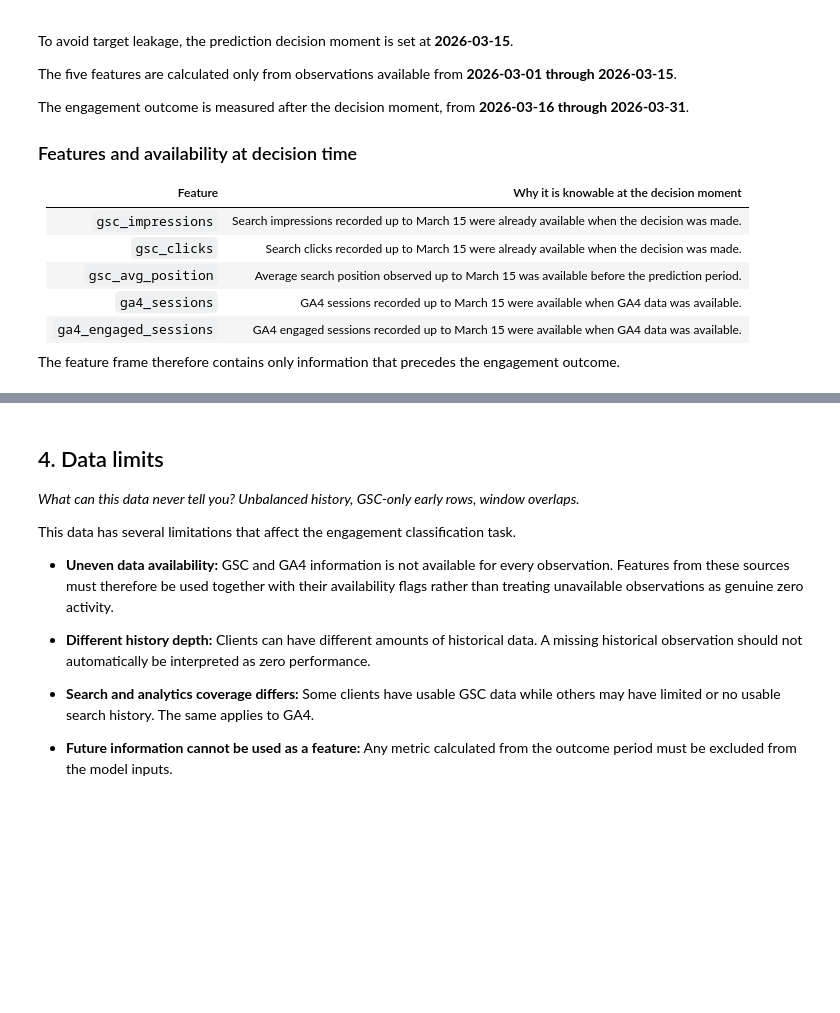
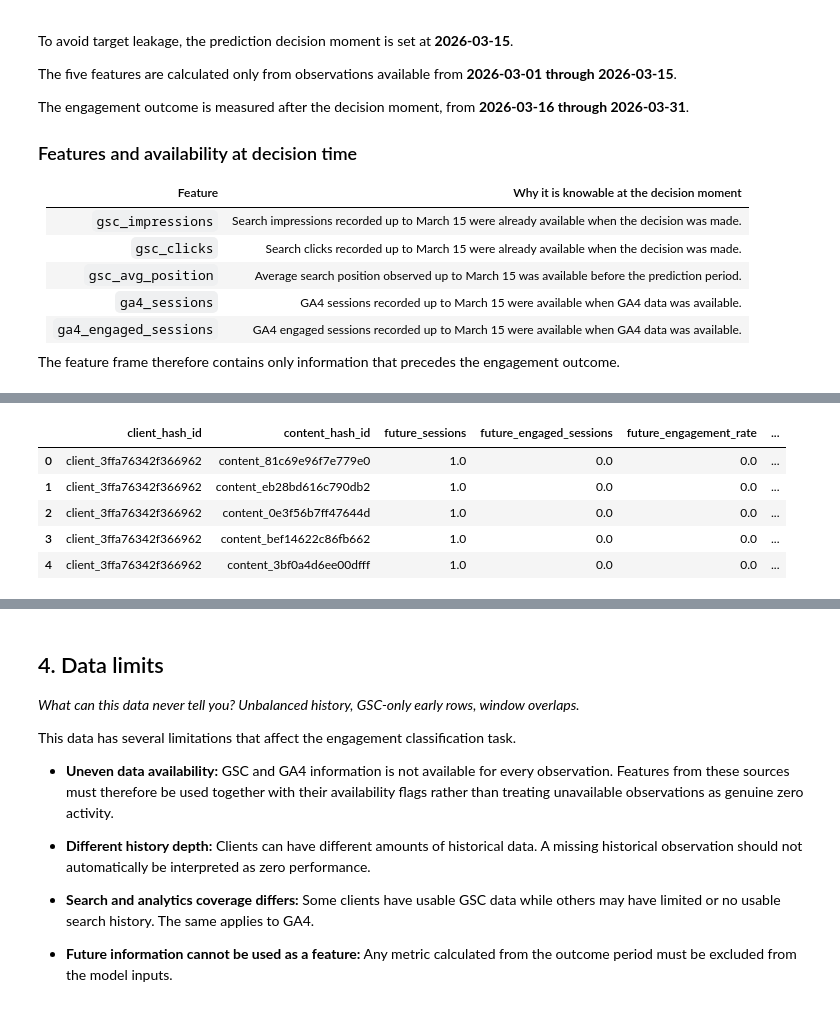
Before and after one commit to tasmeer-Siddiqui125/flyrank-ml-internship, a Jupyter notebook: work/notebooks/w03_data_contract.ipynb, the cells around one changed output, grey strips where cells are left out. Drawn from its saved outputs; the diff is of its cells as text; code cells hidden in the pictures; blank space fills up the shorter version.

```diff
--- a/work/notebooks/w03_data_contract.ipynb
+++ b/work/notebooks/w03_data_contract.ipynb
@@ -316,0 +334,88 @@ Feature frame shape: (1000, 7)
+# %%
+future_label = con.execute("""
+    WITH future_content AS (
+        SELECT
+            client_hash_id,
+            content_hash_id,
+
+            SUM(
+                CASE
+                    WHEN ga4_data_available IS TRUE
+                    THEN ga4_sessions
+                    ELSE 0
+                END
+            ) AS future_sessions,
+
+            SUM(
+                CASE
+                    WHEN ga4_data_available IS TRUE
+                    THEN ga4_engaged_sessions
+                    ELSE 0
+                END
+            ) AS future_engaged_sessions
+
+        FROM read_parquet(
+            'hf://datasets/FlyRank/internship-warehouse/fact_content_daily_performance/month=2026-03/*.parquet'
+        )
+
+        WHERE report_date BETWEEN '2026-03-16' AND '2026-03-31'
+
+        GROUP BY
+            client_hash_id,
+            content_hash_id
+    ),
+
+    engagement_rates AS (
+        SELECT
+            client_hash_id,
+            content_hash_id,
+            future_sessions,
+            future_engaged_sessions,
+            future_engaged_sessions * 1.0 / future_sessions
+                AS future_engagement_rate
+        FROM future_content
+        WHERE future_sessions > 0
+    ),
+
+    positive_median AS (
+        SELECT
+            MEDIAN(future_engagement_rate) AS median_positive_rate
+        FROM engagement_rates
+        WHERE future_engagement_rate > 0
+    )
+
+    SELECT
+        e.client_hash_id,
+        e.content_hash_id,
+        e.future_sessions,
+        e.future_engaged_sessions,
+        e.future_engagement_rate,
+
+        CASE
+            WHEN e.future_engagement_rate > 0
+                 AND e.future_engagement_rate >= p.median_positive_rate
+            THEN 1
+            ELSE 0
+        END AS future_engagement
+
+    FROM engagement_rates e
+    CROSS JOIN positive_median p
+
+    LIMIT 1000
+""").fetchdf()
+
+print("Future label frame shape:", future_label.shape)
+
+print(
+    "Median positive future engagement rate:",
+    future_label.loc[
+        future_label["future_engagement_rate"] > 0,
+        "future_engagement_rate"
+    ].median()
+)
+
+print("\nLabel distribution:")
+print(future_label["future_engagement"].value_counts())
+
+display(future_label.head())
+# %% [output]
@@ -316,0 +430,6 @@ Feature frame shape: (1000, 7)
+|  | client_hash_id | content_hash_id | future_sessions | future_engaged_sessions | future_engagement_rate | ... |
+| 0 | client_3ffa76342f366962 | content_81c69e96f7e779e0 | 1.0 | 0.0 | 0.0 | ... |
+| 1 | client_3ffa76342f366962 | content_eb28bd616c790db2 | 1.0 | 0.0 | 0.0 | ... |
+| 2 | client_3ffa76342f366962 | content_0e3f56b7ff47644d | 1.0 | 0.0 | 0.0 | ... |
+| 3 | client_3ffa76342f366962 | content_bef14622c86fb662 | 1.0 | 0.0 | 0.0 | ... |
+| 4 | client_3ffa76342f366962 | content_3bf0a4d6ee00dfff | 1.0 | 0.0 | 0.0 | ... |
```
Also changed, not shown: parts of 9 cells of this notebook.
